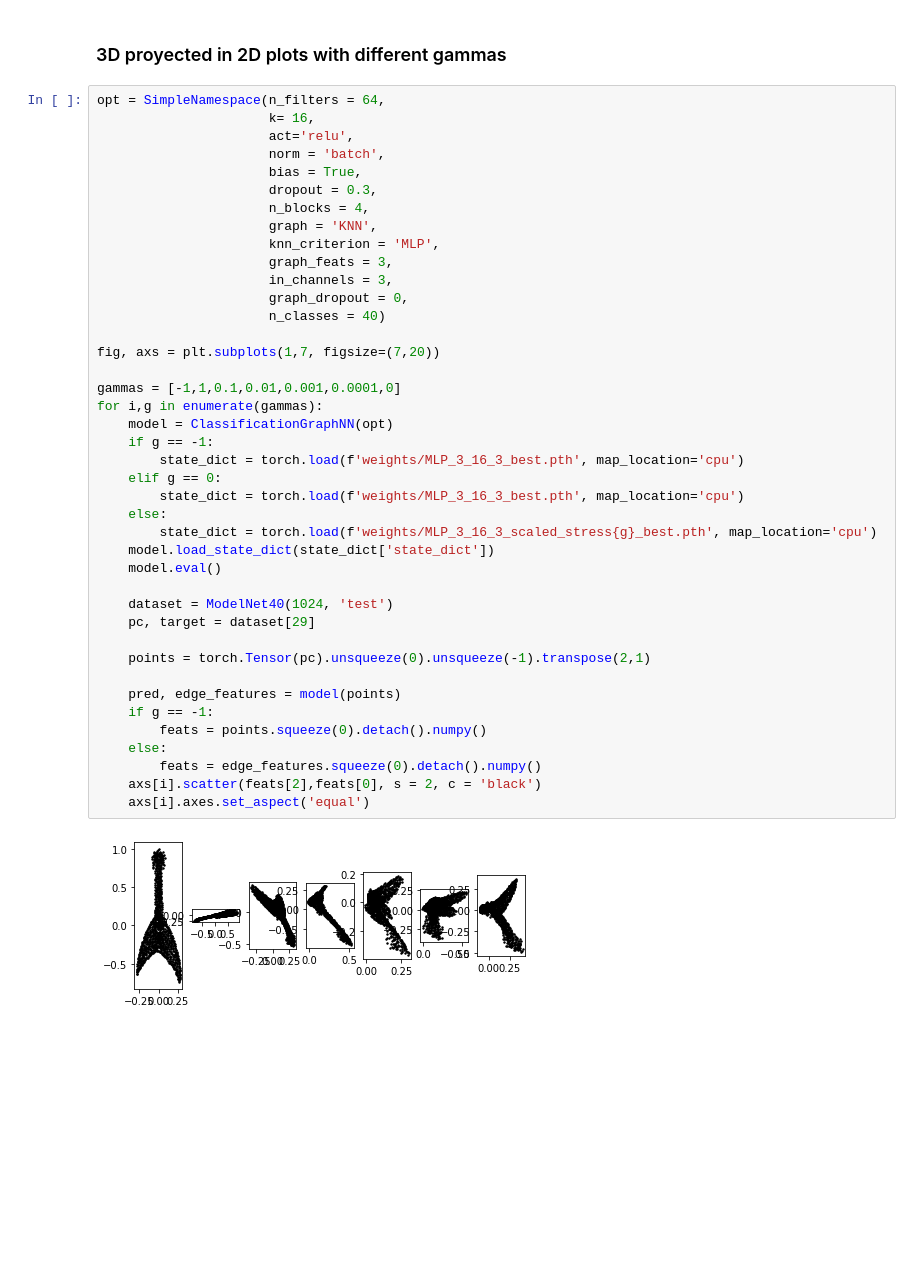
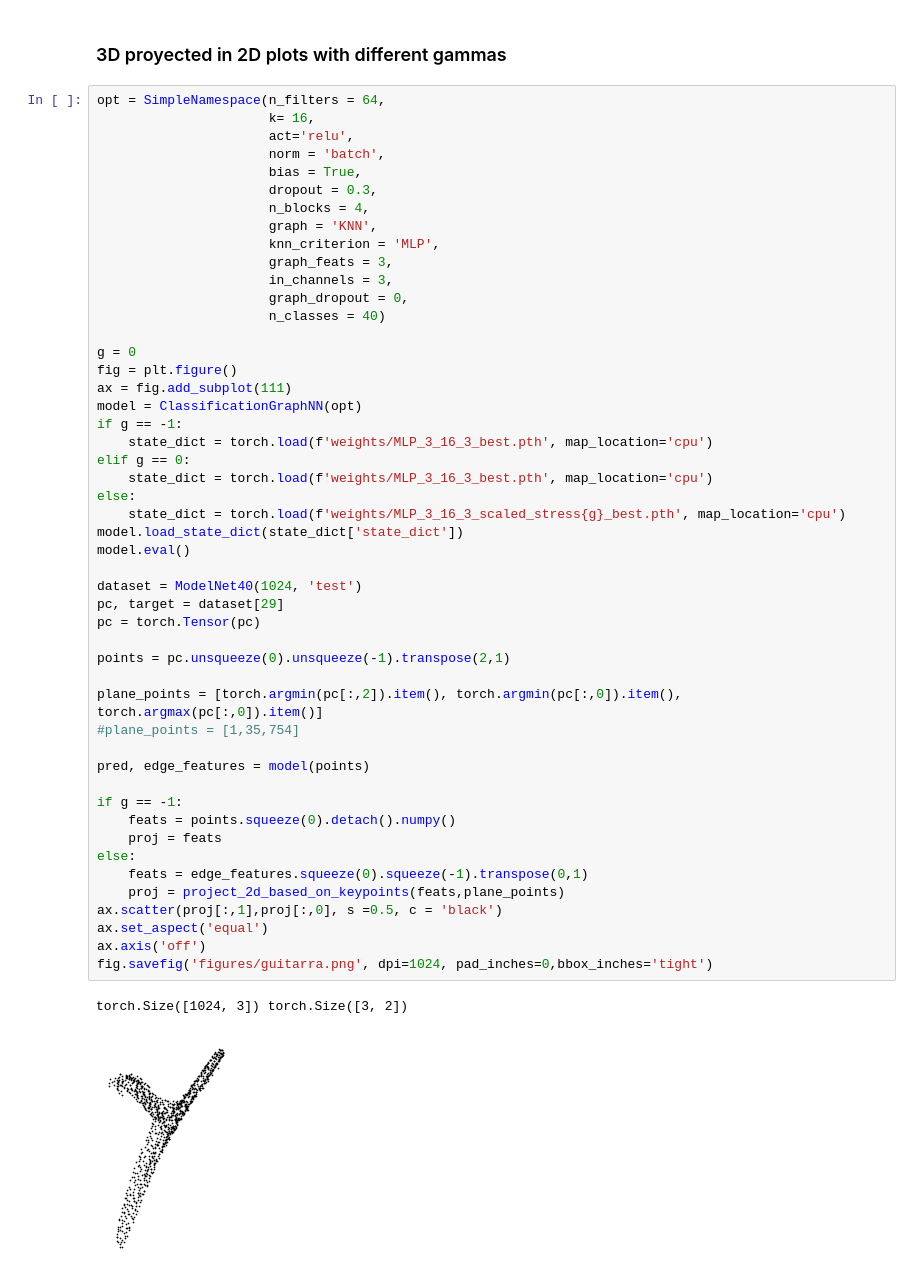
Before and after one commit to megaelius/LG-GCN, a Jupyter notebook: visualize.ipynb, the cells around one changed output. Cells and saved outputs as stored; diff of their text form; blank space fills up the shorter version.

```diff
--- a/visualize.ipynb
+++ b/visualize.ipynb
@@ -522,45 +540,54 @@ axs[1].scatter(twod_feats[0],twod_feats[1], s = 2)
 # %%
 opt = SimpleNamespace(n_filters = 64,
                       k= 16,
                       act='relu',
                       norm = 'batch',
                       bias = True,
                       dropout = 0.3,
                       n_blocks = 4,
                       graph = 'KNN',
                       knn_criterion = 'MLP',
                       graph_feats = 3,
                       in_channels = 3,
                       graph_dropout = 0,
                       n_classes = 40)
 
-fig, axs = plt.subplots(1,7, figsize=(7,20))
+g = 0
+fig = plt.figure()
+ax = fig.add_subplot(111)
+model = ClassificationGraphNN(opt)
+if g == -1:
+    state_dict = torch.load(f'weights/MLP_3_16_3_best.pth', map_location='cpu')
+elif g == 0:
+    state_dict = torch.load(f'weights/MLP_3_16_3_best.pth', map_location='cpu')
+else:
+    state_dict = torch.load(f'weights/MLP_3_16_3_scaled_stress{g}_best.pth', map_location='cpu')
+model.load_state_dict(state_dict['state_dict'])
+model.eval()
 
-gammas = [-1,1,0.1,0.01,0.001,0.0001,0]
-for i,g in enumerate(gammas):
-    model = ClassificationGraphNN(opt)
-    if g == -1:
-        state_dict = torch.load(f'weights/MLP_3_16_3_best.pth', map_location='cpu')
-    elif g == 0:
-        state_dict = torch.load(f'weights/MLP_3_16_3_best.pth', map_location='cpu')
-    else:
-        state_dict = torch.load(f'weights/MLP_3_16_3_scaled_stress{g}_best.pth', map_location='cpu')
-    model.load_state_dict(state_dict['state_dict'])
-    model.eval()
+dataset = ModelNet40(1024, 'test')
+pc, target = dataset[29]
+pc = torch.Tensor(pc)
 
-    dataset = ModelNet40(1024, 'test')
-    pc, target = dataset[29]
+points = pc.unsqueeze(0).unsqueeze(-1).transpose(2,1)
 
-    points = torch.Tensor(pc).unsqueeze(0).unsqueeze(-1).transpose(2,1)
+plane_points = [torch.argmin(pc[:,2]).item(), torch.argmin(pc[:,0]).item(), torch.argmax(pc[:,0]).item()]
+#plane_points = [1,35,754]
 
-    pred, edge_features = model(points)
-    if g == -1:
-        feats = points.squeeze(0).detach().numpy()
-    else:
-        feats = edge_features.squeeze(0).detach().numpy()
-    axs[i].scatter(feats[2],feats[0], s = 2, c = 'black')
-    axs[i].axes.set_aspect('equal')
+pred, edge_features = model(points)
+
+if g == -1:
+    feats = points.squeeze(0).detach().numpy()
+    proj = feats
+else:
+    feats = edge_features.squeeze(0).squeeze(-1).transpose(0,1)
+    proj = project_2d_based_on_keypoints(feats,plane_points)
+ax.scatter(proj[:,1],proj[:,0], s =0.5, c = 'black')
+ax.set_aspect('equal')
+ax.axis('off')
+fig.savefig('figures/guitarra.png', dpi=1024, pad_inches=0,bbox_inches='tight')
 # %% [output]
+torch.Size([1024, 3]) torch.Size([3, 2])
-[figure, old version]
+[figure, new version]
 # %%
 from matplotlib import font_manager
```
Also changed, not shown: parts of 2 cells of this notebook, 3 other files.
